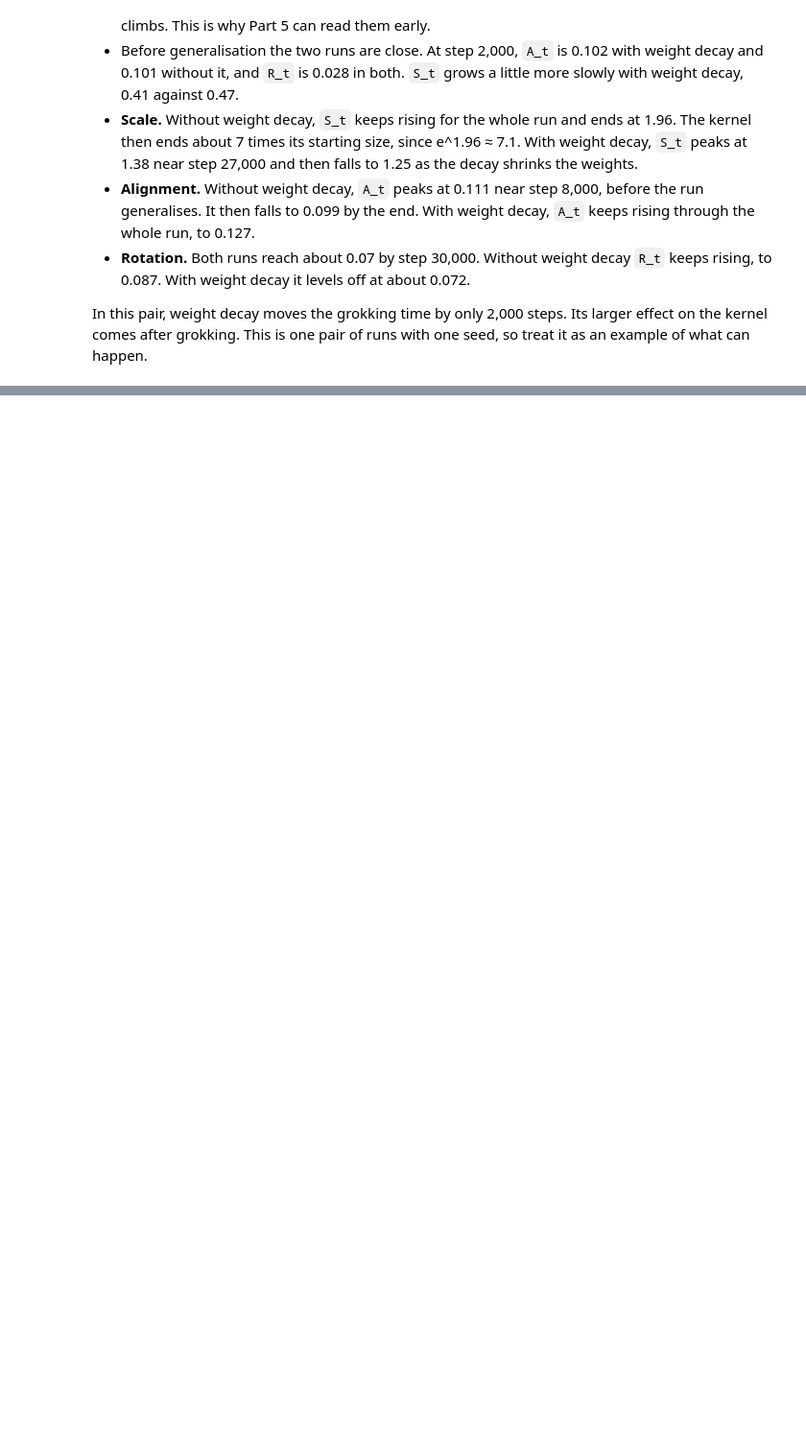
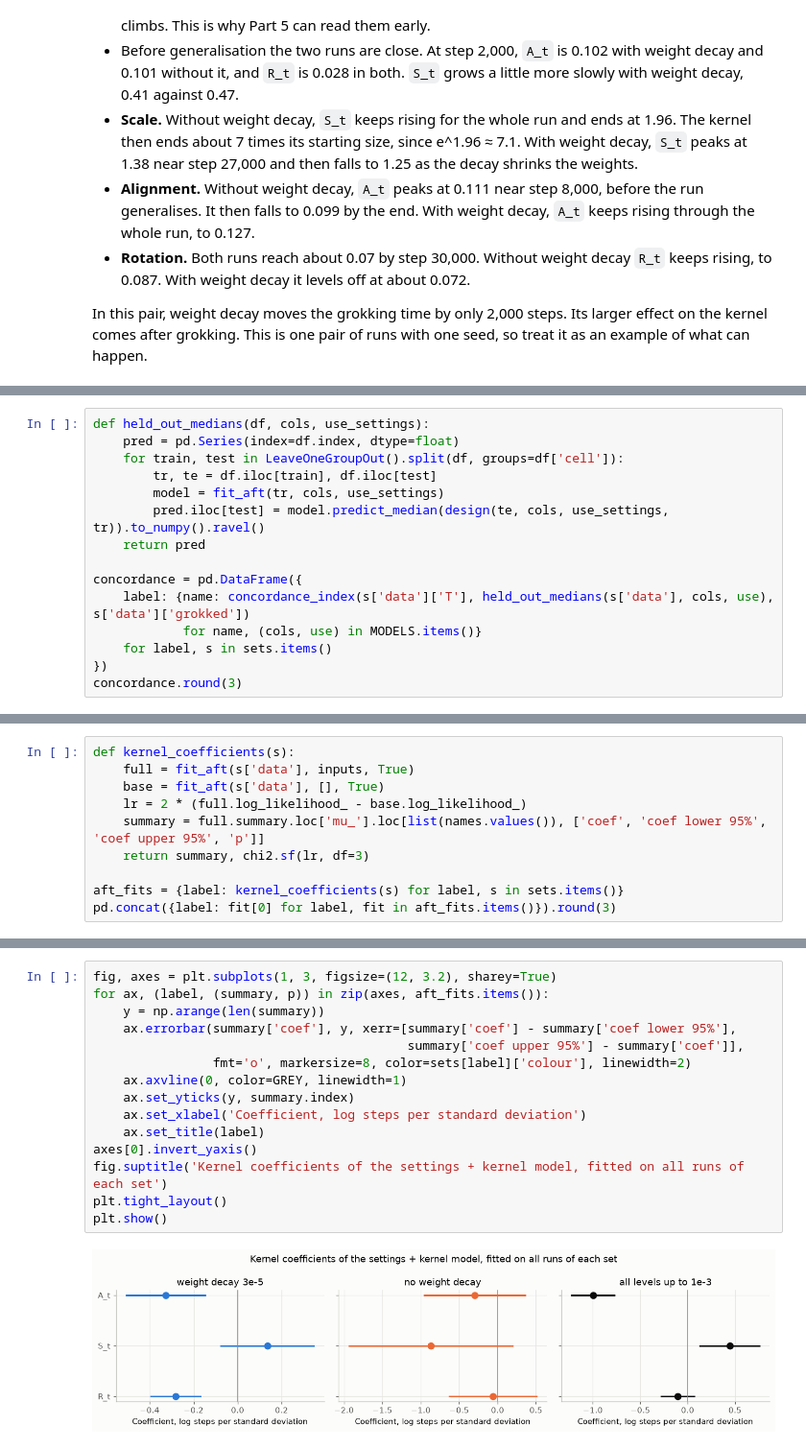
Before and after one commit to ZainAlSaffi-Dev/STAT3007, a Jupyter notebook: model_fitting/fitting.ipynb, the cells around one changed output, grey strips where cells are left out. Shown at 96% size. Drawn from its saved outputs; the diff is of its cells as text; blank space fills up the shorter version.

```diff
--- a/model_fitting/fitting.ipynb
+++ b/model_fitting/fitting.ipynb
@@ -1258,0 +783,15 @@ So with 90 runs in each group, we cannot show that the kernel at step 2,000 pred
+# %%
+def held_out_medians(df, cols, use_settings):
+    pred = pd.Series(index=df.index, dtype=float)
+    for train, test in LeaveOneGroupOut().split(df, groups=df['cell']):
+        tr, te = df.iloc[train], df.iloc[test]
+        model = fit_aft(tr, cols, use_settings)
+        pred.iloc[test] = model.predict_median(design(te, cols, use_settings, tr)).to_numpy().ravel()
+    return pred
+
+concordance = pd.DataFrame({
+    label: {name: concordance_index(s['data']['T'], held_out_medians(s['data'], cols, use), s['data']['grokked'])
+            for name, (cols, use) in MODELS.items()}
+    for label, s in sets.items()
+})
+concordance.round(3)
@@ -1258,0 +819,10 @@ So with 90 runs in each group, we cannot show that the kernel at step 2,000 pred
+# %%
+def kernel_coefficients(s):
+    full = fit_aft(s['data'], inputs, True)
+    base = fit_aft(s['data'], [], True)
+    lr = 2 * (full.log_likelihood_ - base.log_likelihood_)
+    summary = full.summary.loc['mu_'].loc[list(names.values()), ['coef', 'coef lower 95%', 'coef upper 95%', 'p']]
+    return summary, chi2.sf(lr, df=3)
+
+aft_fits = {label: kernel_coefficients(s) for label, s in sets.items()}
+pd.concat({label: fit[0] for label, fit in aft_fits.items()}).round(3)
@@ -1258,0 +848,17 @@ So with 90 runs in each group, we cannot show that the kernel at step 2,000 pred
+# %%
+fig, axes = plt.subplots(1, 3, figsize=(12, 3.2), sharey=True)
+for ax, (label, (summary, p)) in zip(axes, aft_fits.items()):
+    y = np.arange(len(summary))
+    ax.errorbar(summary['coef'], y, xerr=[summary['coef'] - summary['coef lower 95%'],
+                                          summary['coef upper 95%'] - summary['coef']],
+                fmt='o', markersize=8, color=sets[label]['colour'], linewidth=2)
+    ax.axvline(0, color=GREY, linewidth=1)
+    ax.set_yticks(y, summary.index)
+    ax.set_xlabel('Coefficient, log steps per standard deviation')
+    ax.set_title(label)
+axes[0].invert_yaxis()
+fig.suptitle('Kernel coefficients of the settings + kernel model, fitted on all runs of each set')
+plt.tight_layout()
+plt.show()
+# %% [output]
+[figure, added]
```
Also changed, not shown: parts of 122 cells of this notebook, 2 other files.
